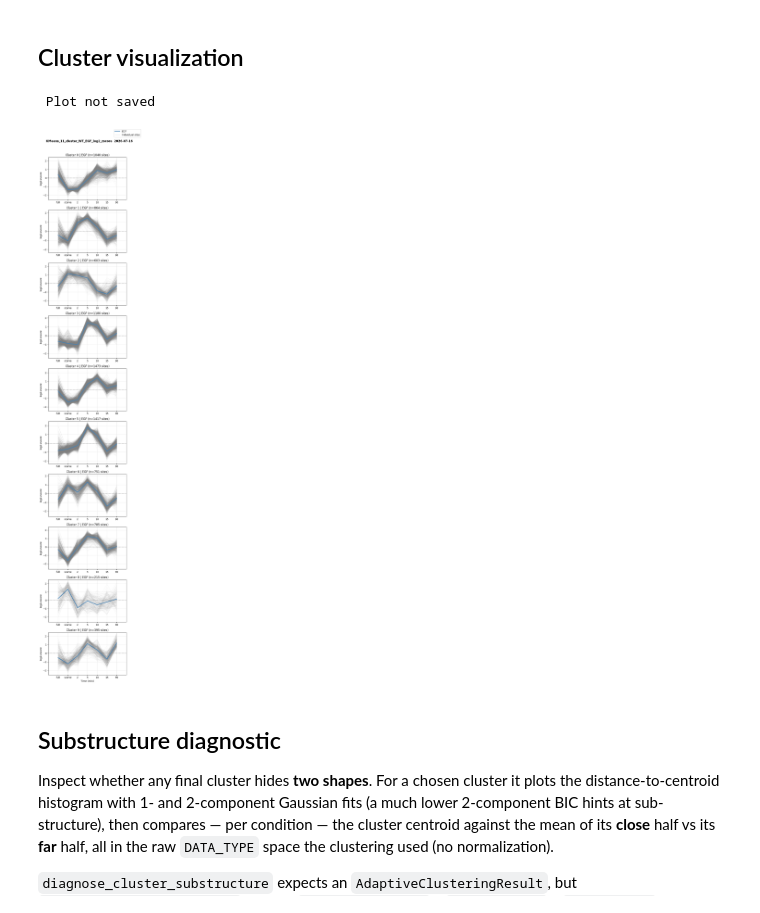
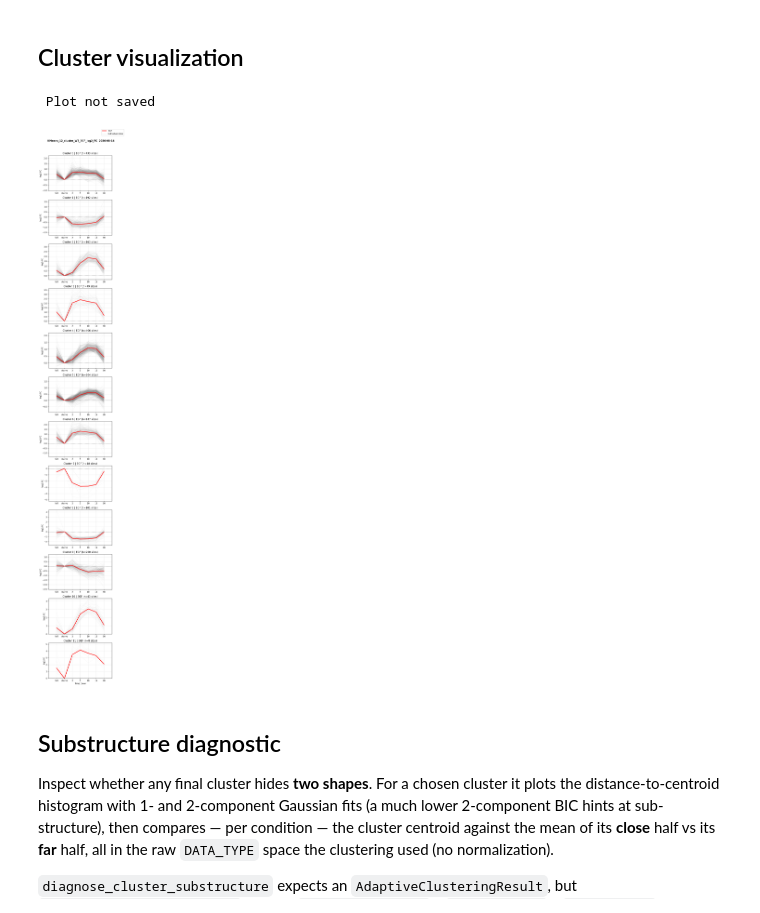
Before and after one commit to IgnacioNavas/TMT_Data_analysis, a Jupyter notebook: notebooks/03_clustering/Clustering.ipynb, the cells around one changed output. Cells and saved outputs as stored; diff of their text form; code cells hidden in the pictures.

```diff
--- a/notebooks/03_clustering/Clustering.ipynb
+++ b/notebooks/03_clustering/Clustering.ipynb
@@ -20,6 +20,9 @@ pio.renderers.default = "png"
 # %%
 # hme1_1      = pd.read_csv("../../Experiment/hme1_1/Data/Processed/20260505_hTERT_HME1_1_processes_phosphoPlus.tsv", sep="\t").fillna(0)
-hme1_2 = pd.read_csv("../../notebooks/03_clustering/Data_clustered/20260715_hTERT_HEM1_2_processed_phPlus_clustered.tsv", sep="\t", low_memory=False,)
+# hme1_2 = pd.read_csv("../../notebooks/03_clustering/Data_clustered/20260715_hTERT_HEM1_2_processed_phPlus_clustered.tsv", sep="\t", low_memory=False,)
 # hek_1       = pd.read_csv("../../Experiment/hek_1/Data/Processed/20260505_HEK293T_raw_selection_processes_phosphoPlus.tsv", sep="\t").fillna(0)
-# hme1_mutants = pd.read_csv(
-#     "../../Experiment/hme1_mutants_test/Data/Processed/20260505_hTERT_HME1_mutants_test_processed_phosphoPlus_filtered.tsv", sep="\t").fillna(0)
+# hme1_mutants = pd.read_csv("../../Experiment/hme1_mutants_test/Data/Processed/20260505_hTERT_HME1_mutants_test_processed_phosphoPlus_filtered.tsv", sep="\t").fillna(0)
+
+# hme1_1 = pd.read_csv("../../Experiment/hme1_1/Data/Processed/20260807_hTERT_HEM1_1_processed_phPlus.tsv", sep="\t", low_memory=False) #.fillna(0)
+hme1_2 = pd.read_csv("../../Experiment/hme1_2/Data/Processed/20260807_hTERT_HEM1_2_processed_phPlus.tsv", sep="\t", low_memory=False)
+hek_1 = pd.read_csv("../../Experiment/hek_1/Data/Processed/20260807_HEK293T_processed_phPlus.tsv", sep="\t", low_memory=False)
@@ -82,4 +107,20 @@ df_filtered = filter_dynamics(df           = df_filtered,
                               mode         = "extremes",
                               exclude_full = EXCLUDE_FULL,)
 print(f"After |FC| >= {MIN_FC}:      {df_filtered.shape[0]} sites")
+
+# ── Responsiveness filter — limma omnibus F-test ─────────────────────────────
+# filter_by_ffdr builds "{CellLine}_log2:FFDR_{Condition}_omnibus" (e.g. "WT_log2:FFDR_EGF_omnibus")
+# from CELL_LINES x CONDITIONS and keeps the sites limma calls responsive. MAX_FFDR = None skips
+# the step, so no `if` is needed around the call.
+# combine="any" keeps a site responding in ANY clustered condition. For a joint EGF+INS+EGFnINS
+# clustering, conditions=["_ALL_"] is the alternative — one F over all 15 stimulation contrasts
+# instead of an OR over three tests.
+# Sites limma did not test carry NaN and are dropped — NaN < 0.05 is False.
+df_filtered = filter_by_ffdr(df           = df_filtered,
+                             cell_lines   = CELL_LINES,
+                             conditions   = CONDITIONS,
+                             max_ffdr     = MAX_FFDR,
+                             combine      = "any",
+                             verbose      = True,)
+print(f"After FFDR < {MAX_FFDR}:      {df_filtered.shape[0]} sites")
 # %% [output]
@@ -232,7 +275,7 @@ df_clustered, clustering_model, multivariate, barycenters = tslearn_clustering_K
     cluster_column_name      = CLUSTER_COL,
     number_of_clusters       = K_FINAL,
     max_iterations           = 1000,
-    n_init                   = 10,
+    n_init                   = 25,
     metric                   = "euclidean",
     df_dimensions            = N_DIMS,
     time_series_length       = N_TIMEPOINTS,
@@ -283,28 +323,28 @@ Numba: Attempted to fork from a non-main thread, the TBB library may be in an in
 # %%
 clusters_plot_linear_mutants(
     df                  = df_clustered,
     cluster_column      = CLUSTER_COL,
     data_type           = DATA_TYPE, # DATA_TYPE, "log2:FC"  "log2:scaled" "lod2:zscore"
     cell_lines          = CELL_LINES,
     conditions          = CONDITIONS,
-    colors              = {"WT": "black", "BRAFS151A": "blue", "GAB1Y259A": "green"}, # {"WT": "black", "BRAFS151A": "blue", "GAB1Y259A": "green"}
-    # colors              = {"_EGF_": "red", "_INS_": "blue", "_EGFnINS_": "fuchsia"},
+    # colors              = {"WT": "black", "BRAFS151A": "blue", "GAB1Y259A": "green"}, # {"WT": "black", "BRAFS151A": "blue", "GAB1Y259A": "green"}
+    colors              = {"_EGF_": "red"}, #, "_INS_": "blue", "_EGFnINS_": "fuchsia"},
     panel_by            = "condition", # condition cell_line
     plot_different_data = True,
     legend              = None,
     saving_path         = "",
     saving_info         = "",
     save_pdf            = False,
     save_png            = False,
     plot_close          = False,
     fit_y_lims          = False,
     grey_alpha          = 0.08,
     grey_lw             = 0.8,
     mean_lw             = 2.6,
 )
 # %% [output]
  Plot not saved
-[figure, old version]
+[figure, new version]
 # %% [markdown]
 ## Substructure diagnostic
 
```
Also changed, not shown: parts of 18 cells of this notebook, 3 other files.
